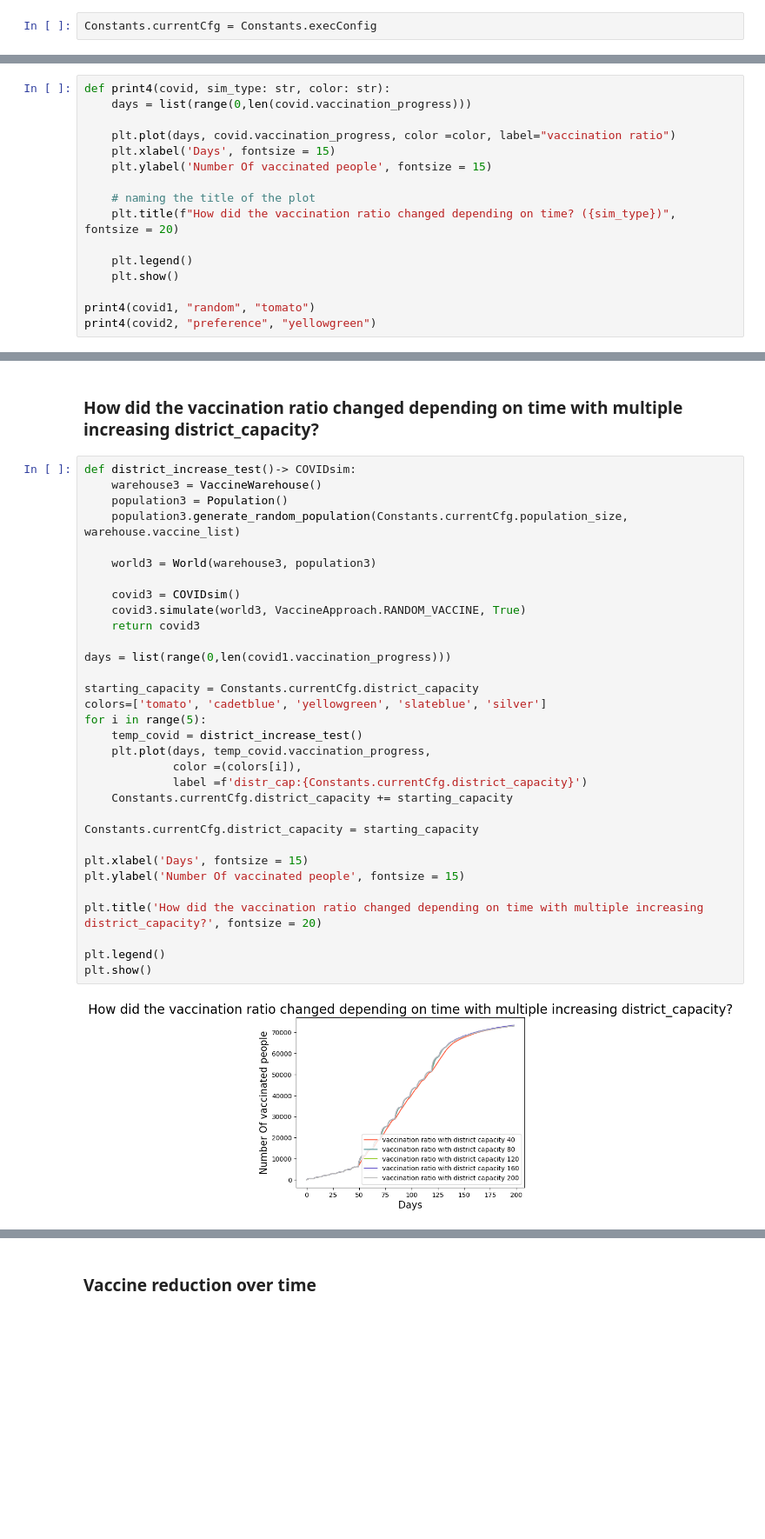
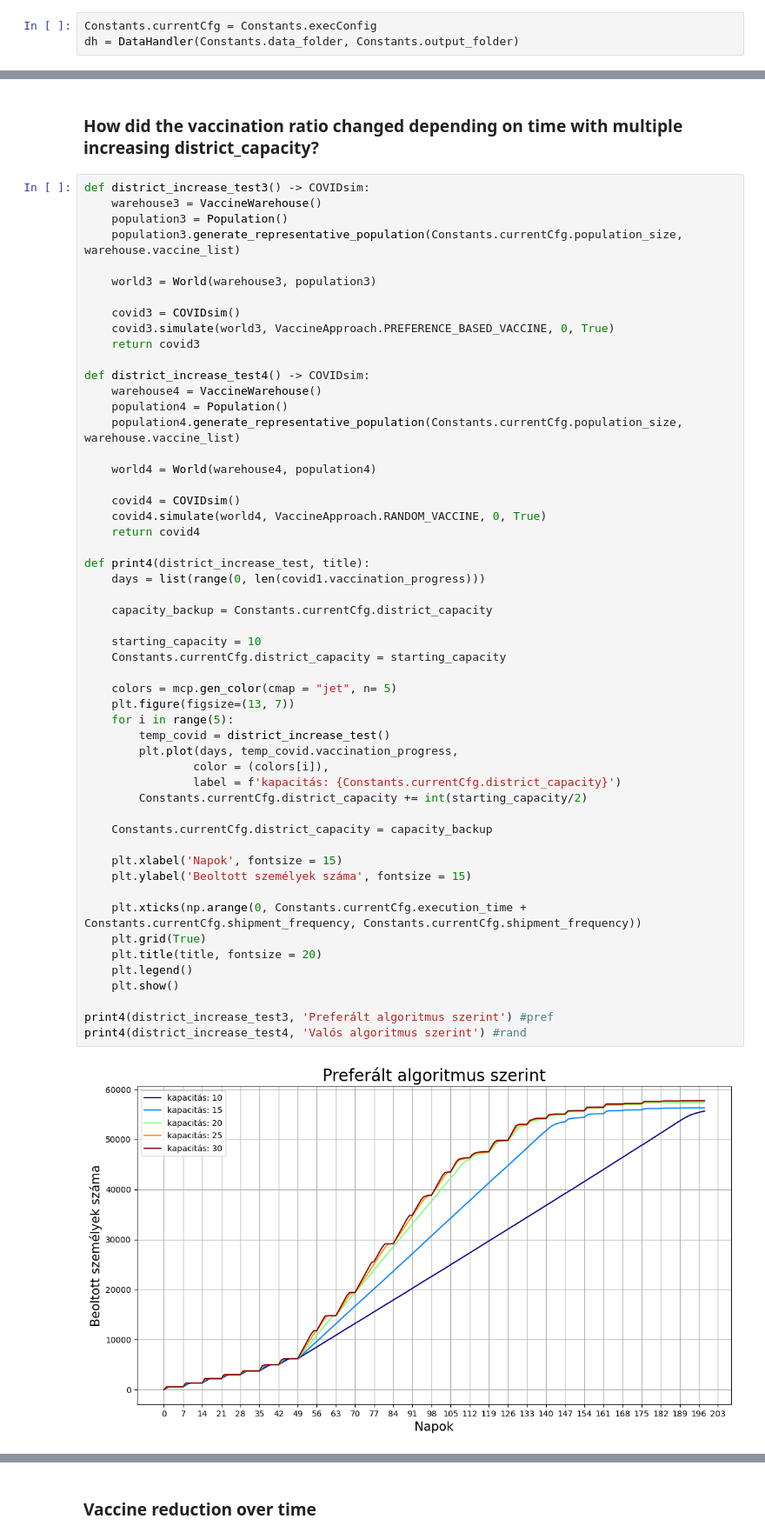
Before and after one commit to papel1/COVIDsim, a Jupyter notebook: Tests.ipynb, the cells around one changed output, grey strips where cells are left out. Shown at 87% size. Saved outputs shown, nothing was run; the diff lists cells and outputs as text; blank space fills up the shorter version.

Commit message:
algo changes, bug fixes, new tests and typo correction

```diff
--- a/Tests.ipynb
+++ b/Tests.ipynb
@@ -32,6 +41,7 @@ from COVIDsim import COVIDsim
 ## Initialize config
 # %%
 Constants.currentCfg = Constants.execConfig
+dh = DataHandler(Constants.data_folder, Constants.output_folder)
 # %% [markdown]
 ## Initialize objects and Run the simulation
 # %%
@@ -244,18 +264,2 @@ print3(world2, "preference")
 # %% [markdown]
 ### How did the vaccination ratio changed depending on time?
-# %%
-def print4(covid, sim_type: str, color: str):
-    days = list(range(0,len(covid.vaccination_progress)))
-
-    plt.plot(days, covid.vaccination_progress, color =color, label="vaccination ratio")
-    plt.xlabel('Days', fontsize = 15)
-    plt.ylabel('Number Of vaccinated people', fontsize = 15)
-
-    # naming the title of the plot
-    plt.title(f"How did the vaccination ratio changed depending on time? ({sim_type})", fontsize = 20)
-
-    plt.legend()
-    plt.show()
-
-print4(covid1, "random", "tomato")
-print4(covid2, "preference", "yellowgreen")
@@ -265,36 +301,57 @@ print4(covid2, "preference", "yellowgreen")
 # %% [markdown]
 ### How did the vaccination ratio changed depending on time with multiple increasing district_capacity?
 # %%
-def district_increase_test()-> COVIDsim:
+def district_increase_test3() -> COVIDsim:
     warehouse3 = VaccineWarehouse()
     population3 = Population()
-    population3.generate_random_population(Constants.currentCfg.population_size, warehouse.vaccine_list)
+    population3.generate_representative_population(Constants.currentCfg.population_size, warehouse.vaccine_list)
 
     world3 = World(warehouse3, population3)
 
     covid3 = COVIDsim()
-    covid3.simulate(world3, VaccineApproach.RANDOM_VACCINE, True)
+    covid3.simulate(world3, VaccineApproach.PREFERENCE_BASED_VACCINE, 0, True)
     return covid3
 
-days = list(range(0,len(covid1.vaccination_progress)))
+def district_increase_test4() -> COVIDsim:
+    warehouse4 = VaccineWarehouse()
+    population4 = Population()
+    population4.generate_representative_population(Constants.currentCfg.population_size, warehouse.vaccine_list)
 
-starting_capacity = Constants.currentCfg.district_capacity
-colors=['tomato', 'cadetblue', 'yellowgreen', 'slateblue', 'silver']
-for i in range(5):
-    temp_covid = district_increase_test()
-    plt.plot(days, temp_covid.vaccination_progress,
-             color =(colors[i]),
-             label =f'distr_cap:{Constants.currentCfg.district_capacity}')
-    Constants.currentCfg.district_capacity += starting_capacity
+    world4 = World(warehouse4, population4)
 
-Constants.currentCfg.district_capacity = starting_capacity
+    covid4 = COVIDsim()
+    covid4.simulate(world4, VaccineApproach.RANDOM_VACCINE, 0, True)
+    return covid4
 
-plt.xlabel('Days', fontsize = 15)
-plt.ylabel('Number Of vaccinated people', fontsize = 15)
+def print4(district_increase_test, title):
+    days = list(range(0, len(covid1.vaccination_progress)))
 
-plt.title('How did the vaccination ratio changed depending on time with multiple increasing district_capacity?', fontsize = 20)
+    capacity_backup = Constants.currentCfg.district_capacity
 
-plt.legend()
-plt.show()
+    starting_capacity = 10
+    Constants.currentCfg.district_capacity = starting_capacity
+
+    colors = mcp.gen_color(cmap = "jet", n= 5)
+    plt.figure(figsize=(13, 7))
+    for i in range(5):
+        temp_covid = district_increase_test()
+        plt.plot(days, temp_covid.vaccination_progress,
+                color = (colors[i]),
+                label = f'kapacitás: {Constants.currentCfg.district_capacity}')
+        Constants.currentCfg.district_capacity += int(starting_capacity/2)
+
+    Constants.currentCfg.district_capacity = capacity_backup
+
+    plt.xlabel('Napok', fontsize = 15)
+    plt.ylabel('Beoltott személyek száma', fontsize = 15)
+
+    plt.xticks(np.arange(0, Constants.currentCfg.execution_time + Constants.currentCfg.shipment_frequency, Constants.currentCfg.shipment_frequency))
+    plt.grid(True)
+    plt.title(title, fontsize = 20)
+    plt.legend()
+    plt.show()
+
+print4(district_increase_test3, 'Preferált algoritmus szerint') #pref
+print4(district_increase_test4, 'Valós algoritmus szerint') #rand
 # %% [output]
-[figure, old version]
+[figure, new version]
```
Also changed, not shown: parts of 22 cells of this notebook, 44 other files.
